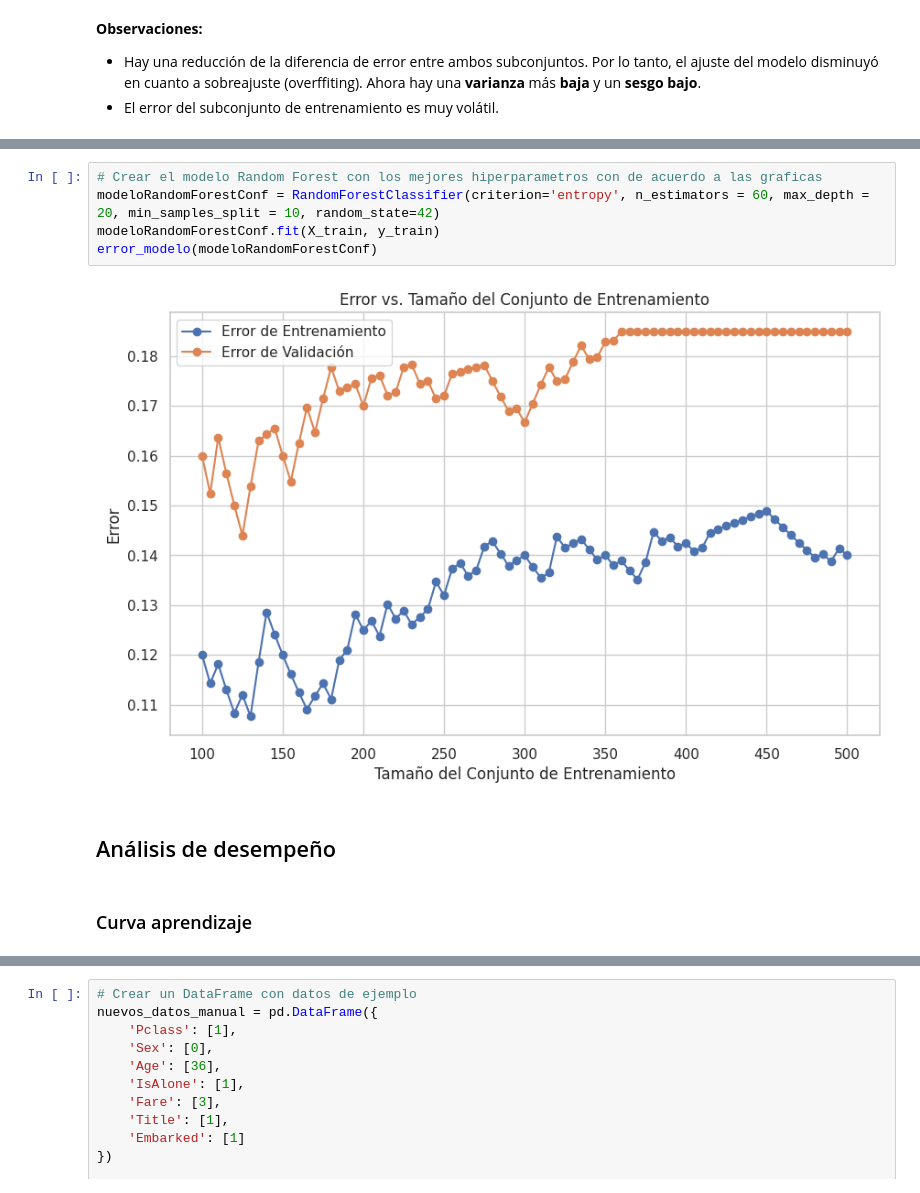
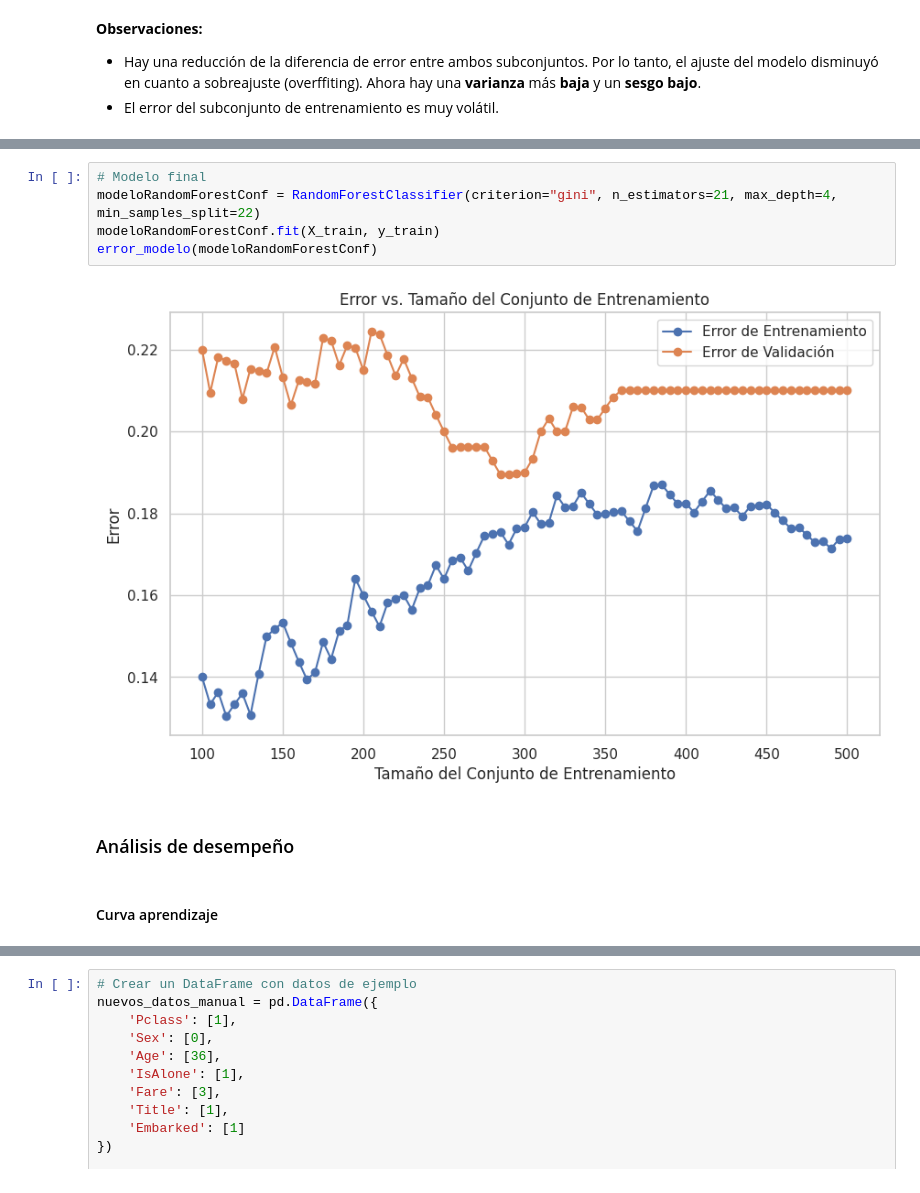
Before and after one commit to ArturoGarzaTec/TC3006C.101, a Jupyter notebook: Final/Solucion/Evidencia05/ReporteFinal_Equipo7.ipynb, the cells around one changed output, grey strips where cells are left out. Cells and saved outputs as stored; diff of their text form.

```diff
--- a/Final/Solucion/Evidencia05/ReporteFinal_Equipo7.ipynb
+++ b/Final/Solucion/Evidencia05/ReporteFinal_Equipo7.ipynb
@@ -2124,14 +2090,14 @@ plt.show()
 # %%
-# Crear el modelo Random Forest con los mejores hiperparametros con de acuerdo a las graficas
-modeloRandomForestConf = RandomForestClassifier(criterion='entropy', n_estimators = 60, max_depth = 20, min_samples_split = 10, random_state=42)
+# Modelo final
+modeloRandomForestConf = RandomForestClassifier(criterion="gini", n_estimators=21, max_depth=4, min_samples_split=22)
 modeloRandomForestConf.fit(X_train, y_train)
 error_modelo(modeloRandomForestConf)
 # %% [output]
-[figure, old version]
+[figure, new version]
 # %% [markdown]
-## Análisis de desempeño
+### Análisis de desempeño
 # %% [markdown]
-### Curva aprendizaje
+#### Curva aprendizaje
 # %%
 # Visualizar la curva de aprendizaje (learning curve)
 # Calcular el error cuadrático medio (MSE) en el conjunto de entrenamiento y validación
```
Also changed, not shown: parts of 45 cells of this notebook, 1 other file.
